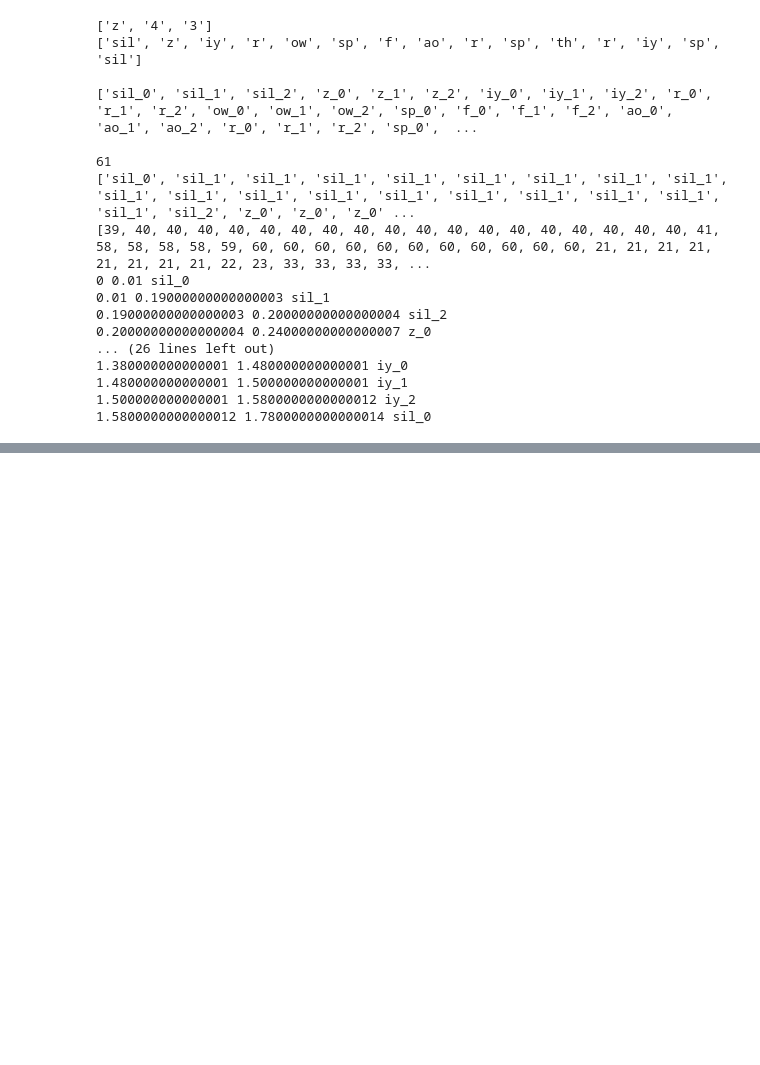
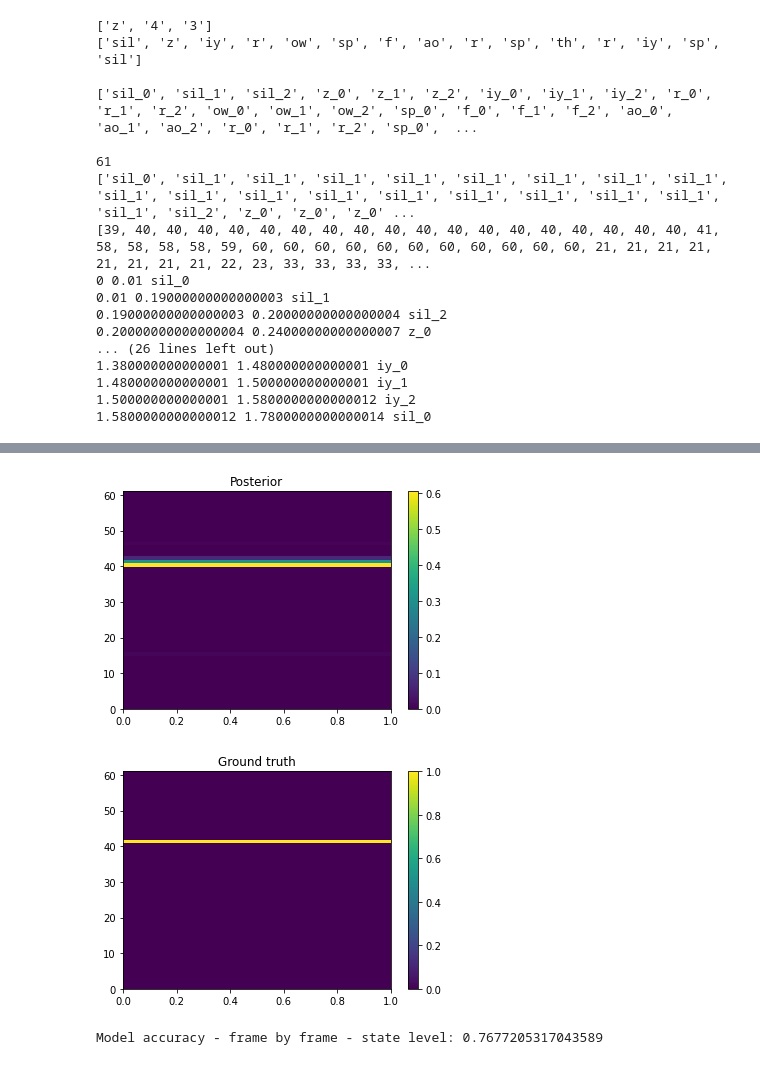
Before and after one commit to letsGoBharat/Speech-and-Speaker-Recognition, a Jupyter notebook: Phoneme_Recognition/phoneme_recognition_DNN.ipynb, the cells around one changed output, grey strips where cells are left out. Cells and saved outputs as stored; diff of their text form; code cells hidden in the pictures; blank space fills up the shorter version.

```diff
--- a/Phoneme_Recognition/phoneme_recognition_DNN.ipynb
+++ b/Phoneme_Recognition/phoneme_recognition_DNN.ipynb
@@ -405,0 +490,46 @@ for i in range(nlayers):
+# %%
+dpath = 'data/' + 'lmfcc' + '/' + 'dynamic' + '/'
+
+X_test = np.load(dpath + 'X_test.npy', allow_pickle=True)
+y_test = np.load(dpath + 'y_test.npy', allow_pickle=True)
+X_train = np.load(dpath + 'X_train.npy', allow_pickle=True)
+
+output_classes = 61
+f_count = X_train.shape[1]
+model = models.Sequential()
+model.add(layers.Dense(256, input_shape=(f_count,), activation = 'relu'))
+for l in range(3):
+    model.add(layers.Dense(256, activation='relu'))
+model.add(layers.Dense(output_classes, activation = 'softmax'))
+model.compile(loss='categorical_crossentropy', optimizer='adam', metrics=['accuracy'])
+checkpoint_path = "checkpoints/"
+model.load_weights(checkpoint_path)
+
+
+Y_test = tf.keras.utils.to_categorical(y_test)
+X = X_test[i:i+1]
+Y = Y_test[i:i+1]
+
+predictions = model.predict(X)
+
+plt.title("Posterior")
+plt.pcolormesh(predictions.T)
+plt.colorbar()
+plt.show()
+
+plt.title("Ground truth")
+plt.pcolormesh(Y_test[i:i+1].T)
+plt.colorbar()
+plt.show()
+
+predictions = model.predict(X_test)
+
+ground_truths = np.argmax(Y_test, axis = 1)
+predicted_classes = np.argmax(predictions, axis = 1)
+
+accuracy = np.count_nonzero(ground_truths == predicted_classes) / float(len(ground_truths))
+print("Accuracy frame by frame at thestate level\n" + str(accuracy))
+# %% [output]
+[figure, added]
+[figure, added]
+Model accuracy - frame by frame - state level: 0.7677205317043589
```
Also changed, not shown: parts of 6 cells of this notebook, 32 other files.
